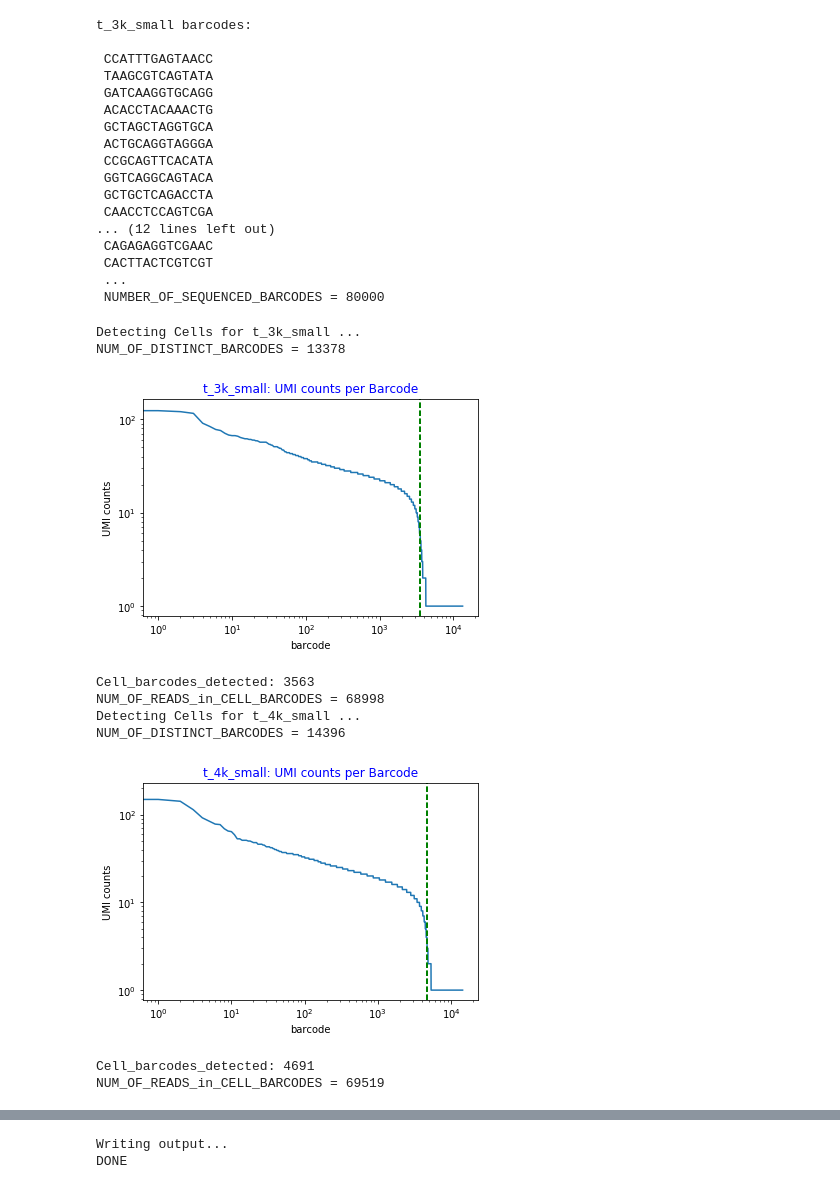
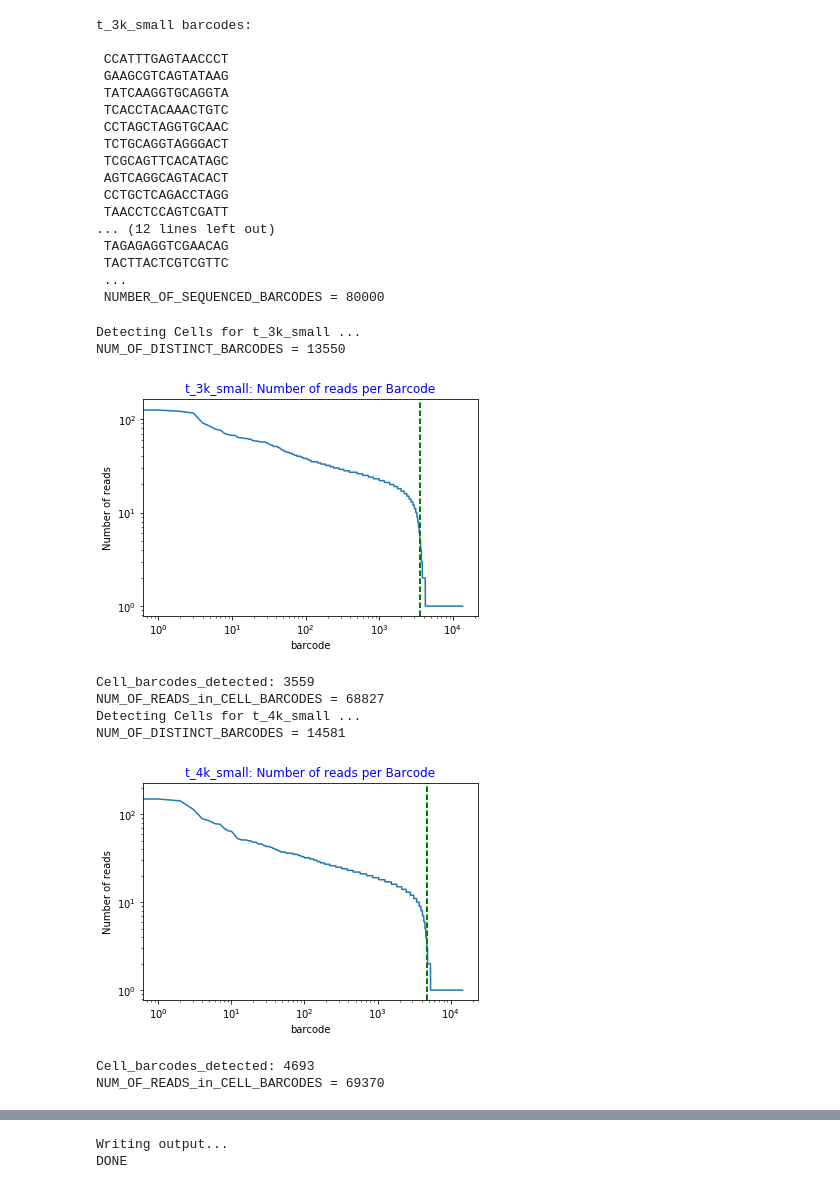
Before and after one commit to pachterlab/scRNA-Seq-TCC-prep, a Jupyter notebook: example_dataset/10xDetect_cell_barcodes.ipynb, the cells around one changed output, grey strips where cells are left out. Drawn from its saved outputs; the diff is of its cells as text; code cells hidden in the pictures.

```diff
--- a/example_dataset/10xDetect_cell_barcodes.ipynb
+++ b/example_dataset/10xDetect_cell_barcodes.ipynb
@@ -2,7 +2,7 @@
 import os
 import sys
 
-json_file='config.json'
+json_file='config_joint.json'
 
 json_path=os.path.abspath(json_file)
 if not os.path.isfile(json_path):
@@ -192,18 +235,18 @@ def hamdist(s1, s2):
 barcodes_per_sample=[]
 for i_S in range(len(SAMPLE_NAMES)):
     print("READ_BARCODES for sample "+SAMPLE_NAMES[i_S]+':')
-    brc_dirs = barcode_dirs_per_sample[i_S] if len(SAMPLE_NAMES)>1 else barcode_dirs_per_sample
-
-    p=Pool(NUM_THREADS)
+    brc_dirs = barcode_dirs_per_sample[i_S] if len(SAMPLE_NAMES)>1 else barcode_dirs_per_sample[0]
     t0 = time.time()
-    barcode_vec=p.map(read_barcodes, brc_dirs )
-    p.close()
-    p.join()
-
-    barcodes = np.array([item for sublist in barcode_vec for item in sublist],dtype='uint32')
-
-    del barcode_vec[:];del barcode_vec; #del all_bars
-    _ = gc.collect()
+    if len(brc_dirs)>1:
+        p=Pool(np.min([len(brc_dirs),NUM_THREADS]))
+        barcode_vec=p.map(read_barcodes_io, brc_dirs )
+        p.close()
+        p.join()
+        barcodes = np.array([item for sublist in barcode_vec for item in sublist],dtype='uint32')
+        del barcode_vec[:];del barcode_vec; #del all_bars
+        _ = gc.collect()
+    else:
+        barcodes=read_barcodes_zcat(brc_dirs[0])
 
     barcodes_per_sample +=[barcodes]
     print('')
@@ -231,7 +274,7 @@ READ_BARCODES for sample t_4k_small:
 # %%
 for i_S in range(len(SAMPLE_NAMES)):
     print(SAMPLE_NAMES[i_S]+" barcodes:\n")
-    barcodes = barcodes_per_sample[i_S] if len(SAMPLE_NAMES)>1 else barcodes_per_sample
+    barcodes = barcodes_per_sample[i_S] if len(SAMPLE_NAMES)>1 else barcodes_per_sample[0]
     for bar in barcodes[:10]:
            print(' '+decode(bar))
     print(" ...")
@@ -239,19 +282,19 @@ for i_S in range(len(SAMPLE_NAMES)):
 # %% [output]
 t_3k_small barcodes:
 
- CCATTTGAGTAACC
- TAAGCGTCAGTATA
- GATCAAGGTGCAGG
- ACACCTACAAACTG
- GCTAGCTAGGTGCA
- ACTGCAGGTAGGGA
- CCGCAGTTCACATA
- GGTCAGGCAGTACA
- GCTGCTCAGACCTA
- CAACCTCCAGTCGA
+ CCATTTGAGTAACCCT
+ GAAGCGTCAGTATAAG
+ TATCAAGGTGCAGGTA
+ TCACCTACAAACTGTC
+ CCTAGCTAGGTGCAAC
+ TCTGCAGGTAGGGACT
+ TCGCAGTTCACATAGC
+ AGTCAGGCAGTACACT
+ CCTGCTCAGACCTAGG
+ TAACCTCCAGTCGATT
 ... (12 lines left out)
- CAGAGAGGTCGAAC
- CACTTACTCGTCGT
+ TAGAGAGGTCGAACAG
+ TACTTACTCGTCGTTC
  ...
  NUMBER_OF_SEQUENCED_BARCODES = 80000
 # %%
@@ -260,7 +303,7 @@ if parameter["use_precomputed_barcodes"]==0:
     for i_S in range(len(SAMPLE_NAMES)):
 
         print("Detecting Cells for "+SAMPLE_NAMES[i_S]+" ...")
-        barcodes = barcodes_per_sample[i_S] if len(SAMPLE_NAMES)>1 else barcodes_per_sample
+        barcodes = barcodes_per_sample[i_S] if len(SAMPLE_NAMES)>1 else barcodes_per_sample[0]
 
         counts = Counter(barcodes)
         labels, values = zip(*counts.items())
@@ -286,44 +329,44 @@ if parameter["use_precomputed_barcodes"]==0:
 
         fig, ax = plt.subplots()
         ax.plot(indices, (values))
         ax.set_xscale("log", nonposx='clip')
         ax.set_yscale("log", nonposy='clip')
-        ax.set_ylabel('UMI counts', color='k')
+        ax.set_ylabel('Number of reads', color='k')
         ax.set_xlabel('barcode', color='k')
-        ax.set_title(SAMPLE_NAMES[i_S]+': UMI counts per Barcode', color='b')
+        ax.set_title(SAMPLE_NAMES[i_S]+': Number of reads per Barcode', color='b')
         ax.axvline(NUM_OF_BARCODES, color='g', linestyle='--',linewidth=2.0)
         fig.savefig(str(parameter["SAVE_DIR"])+SAMPLE_NAMES[i_S]+'_umi_barcodes.png')
         plt.show()
         print("Cell_barcodes_detected:",NUM_OF_BARCODES)
         print("NUM_OF_READS_in_CELL_BARCODES =",sum(values[:NUM_OF_BARCODES]))
 
         codewords_per_sample+=[labels[:NUM_OF_BARCODES]]
 
     ## CLEANUP
     #del indices; del labels; del values; del counts; del valdiff; del indSort; del Ham_dist; del dmin
     del indices; del labels; del values; del counts; del indSort;
     _ = gc.collect()
 else:
     print("Will use precomputed cell barcodes for each sample:")
     for i_S in range(len(SAMPLE_NAMES)):
         print(SAMPLE_NAMES[i_S]+'->'+parameter["precomputed_barcode_files"][i_S])
         load_barcodes=np.loadtxt(parameter["precomputed_barcode_files"][i_S],dtype=str,delimiter='\n')
         brcs=[]
         for i in load_barcodes:
             brcs+=[encode(i)]
         print("Number of cell barcodes:",len(brcs))
         codewords_per_sample+=[brcs]
 # %% [output]
 Detecting Cells for t_3k_small ...
-NUM_OF_DISTINCT_BARCODES = 13378
+NUM_OF_DISTINCT_BARCODES = 13550
-[figure, old version]
+[figure, new version]
-Cell_barcodes_detected: 3563
-NUM_OF_READS_in_CELL_BARCODES = 68998
+Cell_barcodes_detected: 3559
+NUM_OF_READS_in_CELL_BARCODES = 68827
 Detecting Cells for t_4k_small ...
-NUM_OF_DISTINCT_BARCODES = 14396
+NUM_OF_DISTINCT_BARCODES = 14581
-[figure, old version]
+[figure, new version]
-Cell_barcodes_detected: 4691
-NUM_OF_READS_in_CELL_BARCODES = 69519
+Cell_barcodes_detected: 4693
+NUM_OF_READS_in_CELL_BARCODES = 69370
 # %%
 #Choose barcodes to error correct based on d_min
 
```
Also changed, not shown: parts of 6 cells of this notebook, 5 other files.
